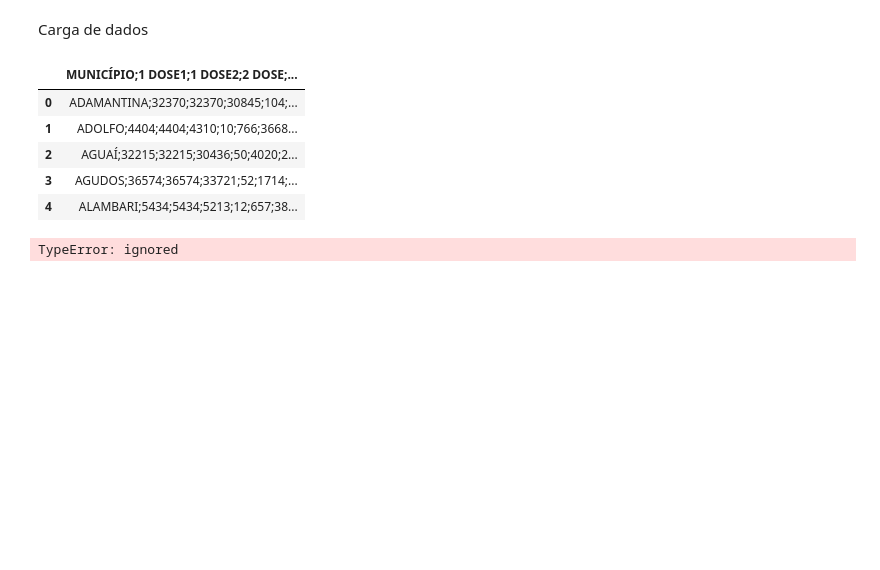
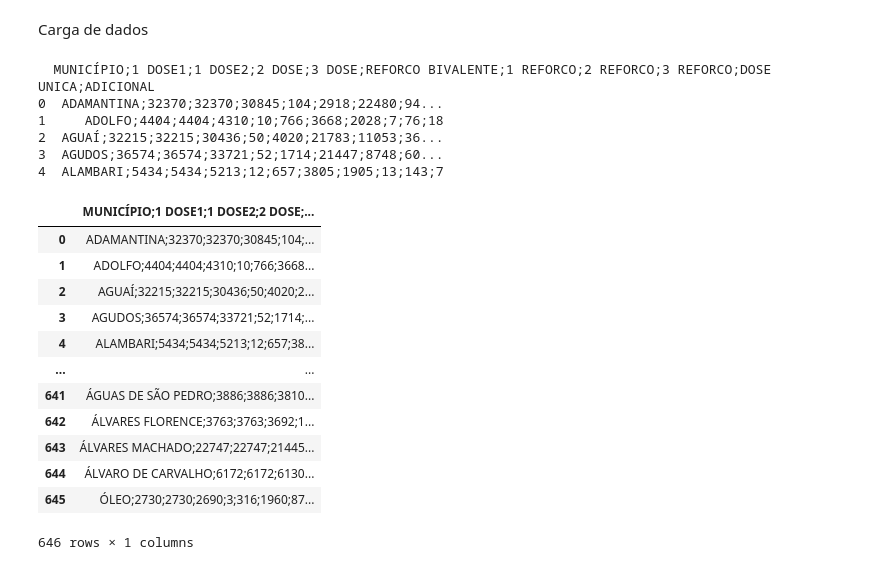
Before and after one commit to douglascosta01/Data-Mining-Mnera-o-de-Dados-, a Jupyter notebook: projeto_ml_dados_covid.ipynb, the cells around one changed output. Saved outputs shown, nothing was run; the diff lists cells and outputs as text; code cells hidden in the pictures; blank space fills up the shorter version.

```diff
--- a/projeto_ml_dados_covid.ipynb
+++ b/projeto_ml_dados_covid.ipynb
@@ -16,22 +16,40 @@ import matplotlib.pyplot as plt
 # %% [markdown]
 Carga de dados
 # %%
+import pandas as pd
+
 url = 'https://www.saopaulo.sp.gov.br/wp-content/uploads/2023/05/20230522_vacinometro.csv'
-dados_covid = pd.read_csv(url)
-dados_covid.head()
+
+df = pd.read_csv(url)
+
+print(df.head())
 # %% [output]
-|  | MUNICÍPIO;1 DOSE1;1 DOSE2;2 DOSE;... |
-| 0 | ADAMANTINA;32370;32370;30845;104;... |
-| 1 | ADOLFO;4404;4404;4310;10;766;3668... |
-| 2 | AGUAÍ;32215;32215;30436;50;4020;2... |
-| 3 | AGUDOS;36574;36574;33721;52;1714;... |
-| 4 | ALAMBARI;5434;5434;5213;12;657;38... |
+  MUNICÍPIO;1 DOSE1;1 DOSE2;2 DOSE;3 DOSE;REFORCO BIVALENTE;1 REFORCO;2 REFORCO;3 REFORCO;DOSE UNICA;ADICIONAL
+0  ADAMANTINA;32370;32370;30845;104;2918;22480;94...
+1     ADOLFO;4404;4404;4310;10;766;3668;2028;7;76;18
+2  AGUAÍ;32215;32215;30436;50;4020;21783;11053;36...
+3  AGUDOS;36574;36574;33721;52;1714;21447;8748;60...
+4  ALAMBARI;5434;5434;5213;12;657;3805;1905;13;143;7
-# %%
-from google.colab import data_table
-from vega_datasets import data
-
-data_table.enable_dataframe_formatter(dados_covid)
-
-data.dados_covid()
-# %% [output]
-TypeError: ignored
+# %%
+import pandas as pd
+from IPython.display import display
+
+url = 'https://www.saopaulo.sp.gov.br/wp-content/uploads/2023/05/20230522_vacinometro.csv'
+
+df = pd.read_csv(url)
+
+display(df)
+# %% [output]
+|  | MUNICÍPIO;1 DOSE1;1 DOSE2;2 DOSE;... |
+| 0 | ADAMANTINA;32370;32370;30845;104;... |
+| 1 | ADOLFO;4404;4404;4310;10;766;3668... |
+| 2 | AGUAÍ;32215;32215;30436;50;4020;2... |
+| 3 | AGUDOS;36574;36574;33721;52;1714;... |
+| 4 | ALAMBARI;5434;5434;5213;12;657;38... |
+| ... | ... |
+| 641 | ÁGUAS DE SÃO PEDRO;3886;3886;3810... |
+| 642 | ÁLVARES FLORENCE;3763;3763;3692;1... |
+| 643 | ÁLVARES MACHADO;22747;22747;21445... |
+| 644 | ÁLVARO DE CARVALHO;6172;6172;6130... |
+| 645 | ÓLEO;2730;2730;2690;3;316;1960;87... |
+646 rows × 1 columns
```
